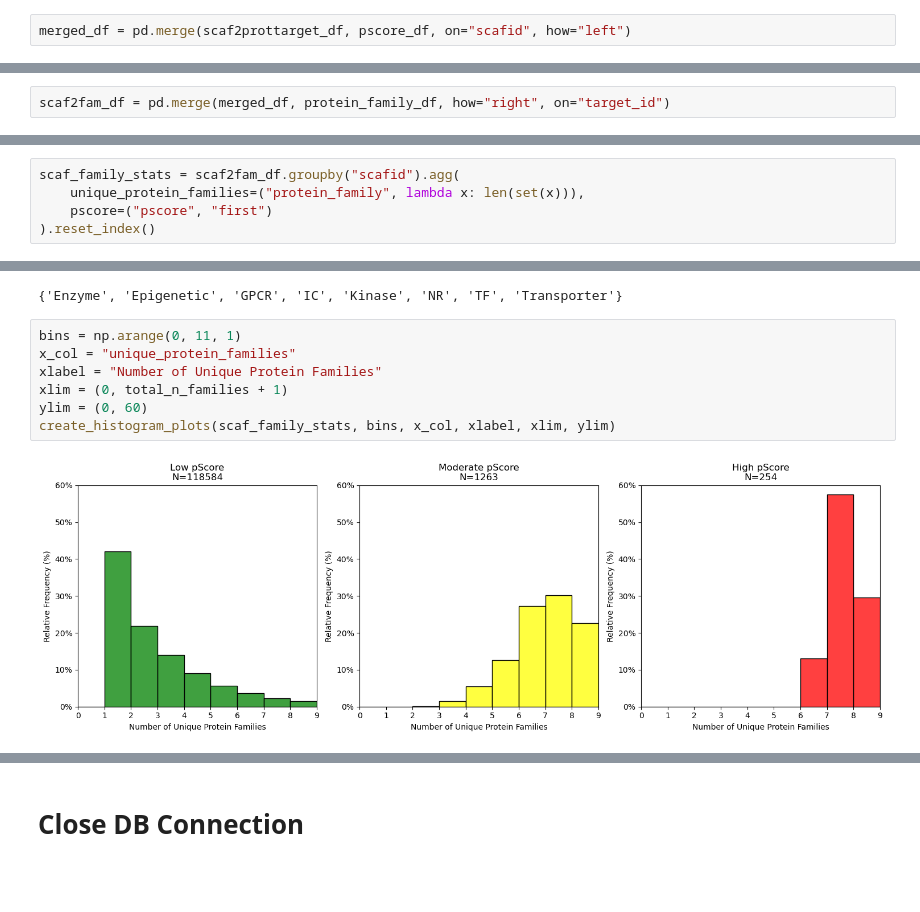
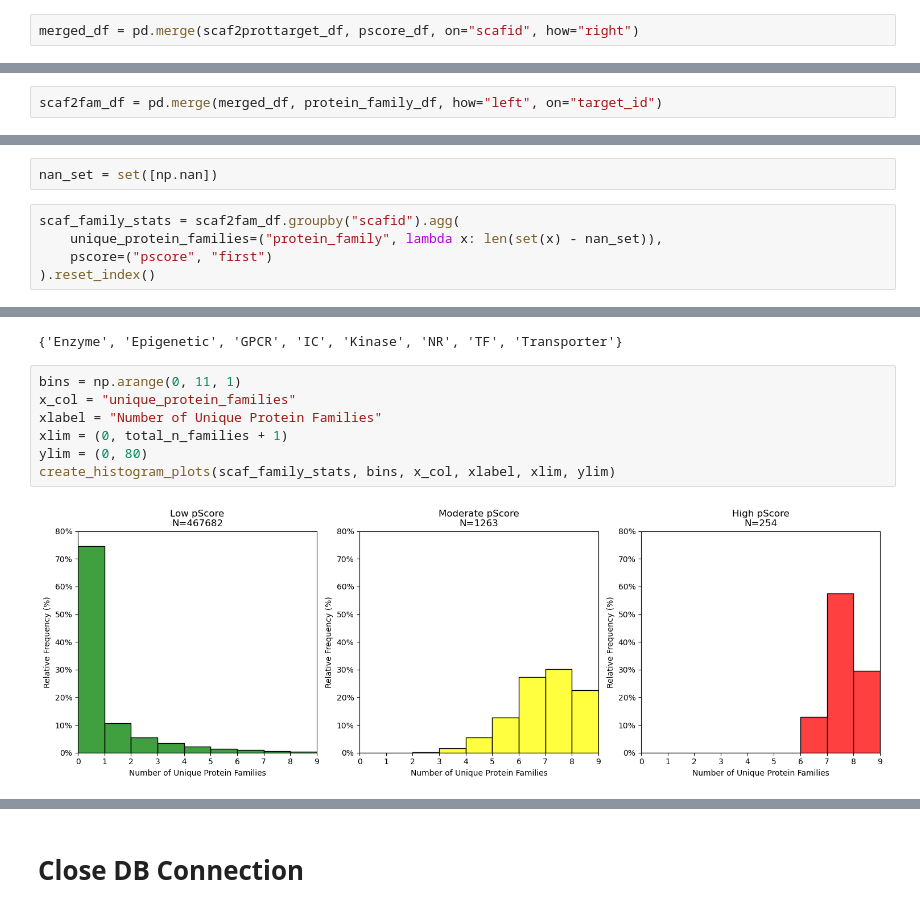
Before and after one commit to unmtransinfo/Badapple2, a Jupyter notebook: src/notebooks/target_pscore_analysis.ipynb, the cells around one changed output, grey strips where cells are left out. Cells and saved outputs as stored; diff of their text form; blank space fills up the shorter version.

Commit message:
include low pscore scaffolds which had no activity

```diff
--- a/src/notebooks/target_pscore_analysis.ipynb
+++ b/src/notebooks/target_pscore_analysis.ipynb
@@ -211,4 +211,4 @@ scaf2prottarget_df
 | 2653458 | 467320 | 591 |
 1989807 rows × 2 columns
 # %%
-merged_df = pd.merge(scaf2prottarget_df, pscore_df, on="scafid", how="left")
+merged_df = pd.merge(scaf2prottarget_df, pscore_df, on="scafid", how="right")
@@ -324,7 +357,7 @@ protein_family_df
 | 223 | 454 | Epigenetic |
 224 rows × 2 columns
 # %%
-scaf2fam_df = pd.merge(merged_df, protein_family_df, how="right", on="target_id")
+scaf2fam_df = pd.merge(merged_df, protein_family_df, how="left", on="target_id")
 # %%
 scaf2fam_df
 # %% [output]
@@ -344,6 +377,8 @@ scaf2fam_df
+# %%
+nan_set = set([np.nan])
 # %%
 scaf_family_stats = scaf2fam_df.groupby("scafid").agg(
-    unique_protein_families=("protein_family", lambda x: len(set(x))),
+    unique_protein_families=("protein_family", lambda x: len(set(x) - nan_set)),
     pscore=("pscore", "first")
 ).reset_index()
 # %%
@@ -373,12 +408,12 @@ family_set
 # %%
 bins = np.arange(0, 11, 1)
 x_col = "unique_protein_families"
 xlabel = "Number of Unique Protein Families"
 xlim = (0, total_n_families + 1)
-ylim = (0, 60)
+ylim = (0, 80)
 create_histogram_plots(scaf_family_stats, bins, x_col, xlabel, xlim, ylim)
 # %% [output]
-[figure, old version]
+[figure, new version]
 # %%
 create_boxplots(scaf_family_stats, "pScore_category", "unique_protein_families", "pScore_category",
                 "linear", "Number of Unique Protein Families",
```
Also changed, not shown: parts of 7 cells of this notebook.
